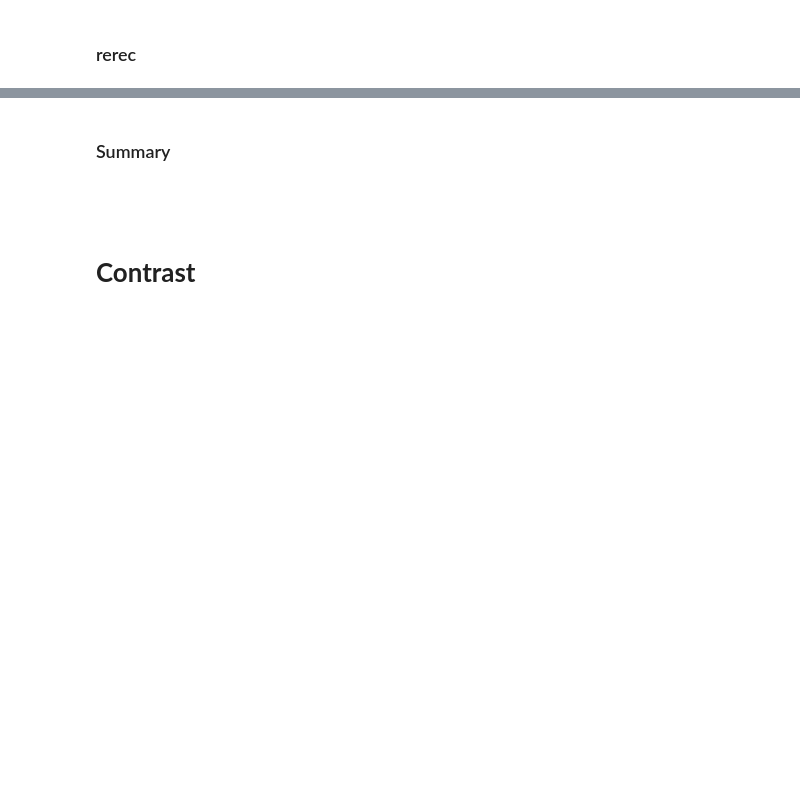
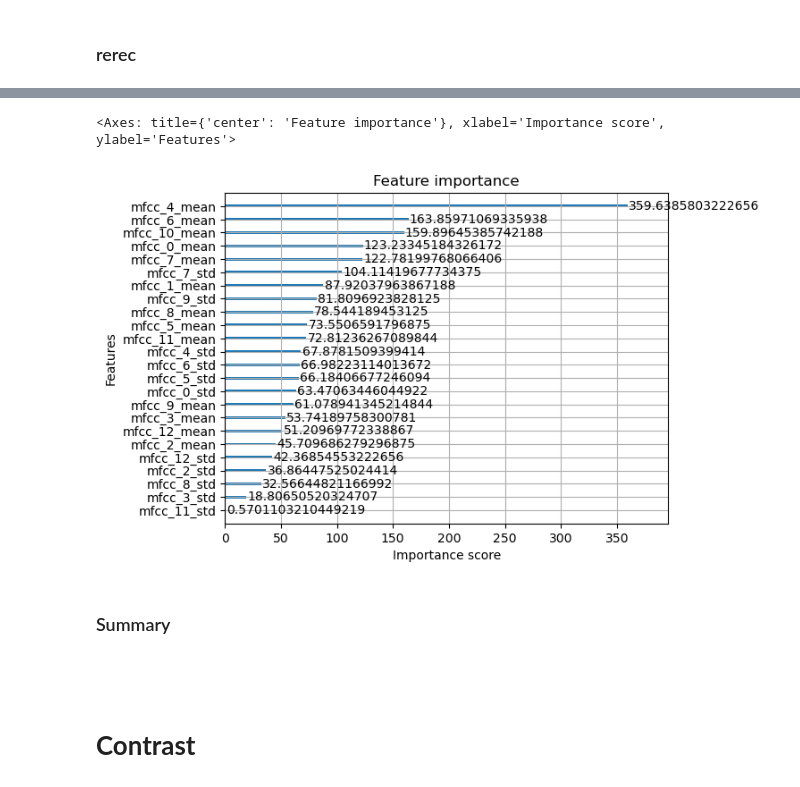
Before and after one commit to kir1ck/AudioDeepfakeDetection_ML, a Jupyter notebook: research.ipynb, the cells around one changed output, grey strips where cells are left out. Drawn from its saved outputs; the diff is of its cells as text; code cells hidden in the pictures; blank space fills up the shorter version.

```diff
--- a/research.ipynb
+++ b/research.ipynb
@@ -826,3 +960,24 @@ fig.suptitle('RF MFCC feature importances');
 ### rerec
 # %%
 # Модель на данных FoR-rerec с признаками MFCC
+xgb_rerec_mfcc_train = xgb.DMatrix(X_rerec_mfcc_train, y_rerec_train)
+xgb_rerec_mfcc_test = xgb.DMatrix(X_rerec_mfcc_test, y_rerec_test)
+xgb_rerec_mfcc_valid = xgb.DMatrix(X_rerec_mfcc_valid, y_rerec_valid)
+
+xgb_rerec_mfcc = xgb.train(
+    params={
+        'objective':'binary:logistic',
+        'max_depth':3,
+        'learning_rate':0.3
+    },
+    dtrain=xgb_rerec_mfcc_train,
+    num_boost_round =20
+)
+
+y_xgb_rerec_mfcc_test_pred = xgb_rerec_mfcc.predict(xgb_rerec_mfcc_test)
+y_xgb_rerec_mfcc_test_pred = (y_xgb_rerec_mfcc_test_pred > 0.75).astype(int)
+y_xgb_rerec_mfcc_valid_pred = xgb_rerec_mfcc.predict(xgb_rerec_mfcc_valid)
+y_xgb_rerec_mfcc_valid_pred = (y_xgb_rerec_mfcc_valid_pred > 0.75).astype(int)
+
+print(metrics.classification_report(y_rerec_test, y_xgb_rerec_mfcc_test_pred))
+print(metrics.classification_report(y_rerec_valid, y_xgb_rerec_mfcc_valid_pred))
@@ -829,3 +1002,8 @@ fig.suptitle('RF MFCC feature importances');
+# %%
+xgb.plot_importance(xgb_rerec_mfcc, importance_type='gain')
+# %% [output]
+<Axes: title={'center': 'Feature importance'}, xlabel='Importance score', ylabel='Features'>
+[figure, added]
 # %% [markdown]
 ### Summary
 # %%
```
Also changed, not shown: parts of 15 cells of this notebook.
